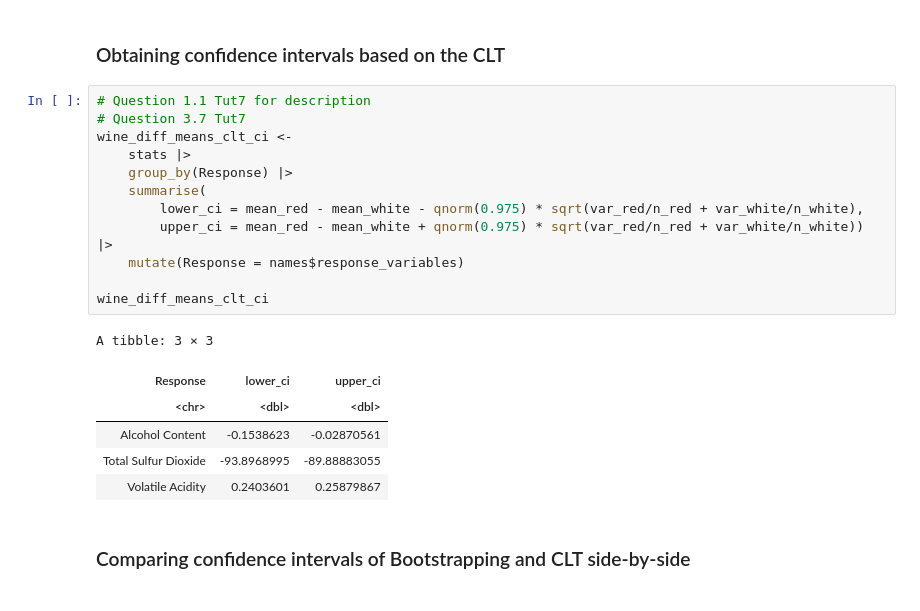
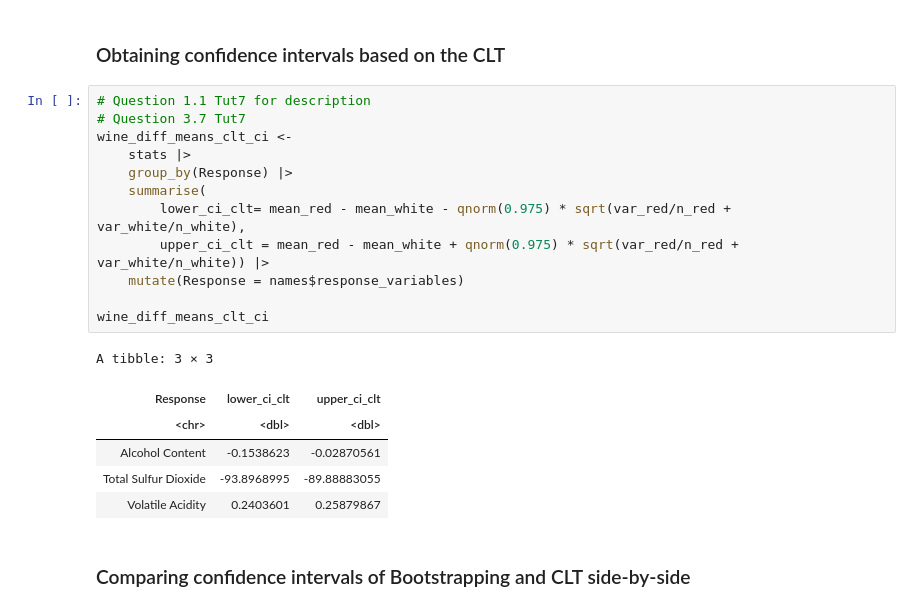
Before and after one commit to omertahi/STAT201-project, a Jupyter notebook: case_proposal.ipynb, the cells around one changed output. Cells and saved outputs as stored; diff of their text form.

```diff
--- a/case_proposal.ipynb
+++ b/case_proposal.ipynb
@@ -420,18 +421,18 @@ A tibble: 3 × 3
 # %%
 # Question 1.1 Tut7 for description
 # Question 3.7 Tut7
 wine_diff_means_clt_ci <-
     stats |>
     group_by(Response) |>
     summarise(
-        lower_ci = mean_red - mean_white - qnorm(0.975) * sqrt(var_red/n_red + var_white/n_white),
-        upper_ci = mean_red - mean_white + qnorm(0.975) * sqrt(var_red/n_red + var_white/n_white)) |>
+        lower_ci_clt= mean_red - mean_white - qnorm(0.975) * sqrt(var_red/n_red + var_white/n_white),
+        upper_ci_clt = mean_red - mean_white + qnorm(0.975) * sqrt(var_red/n_red + var_white/n_white)) |>
     mutate(Response = names$response_variables)
 
 wine_diff_means_clt_ci
 # %% [output]
 A tibble: 3 × 3
-| Response | lower_ci | upper_ci |
+| Response | lower_ci_clt | upper_ci_clt |
 | <chr> | <dbl> | <dbl> |
 | Alcohol Content | -0.1538623 | -0.02870561 |
 | Total Sulfur Dioxide | -93.8968995 | -89.88883055 |
```
Also changed, not shown: parts of 5 cells of this notebook.
